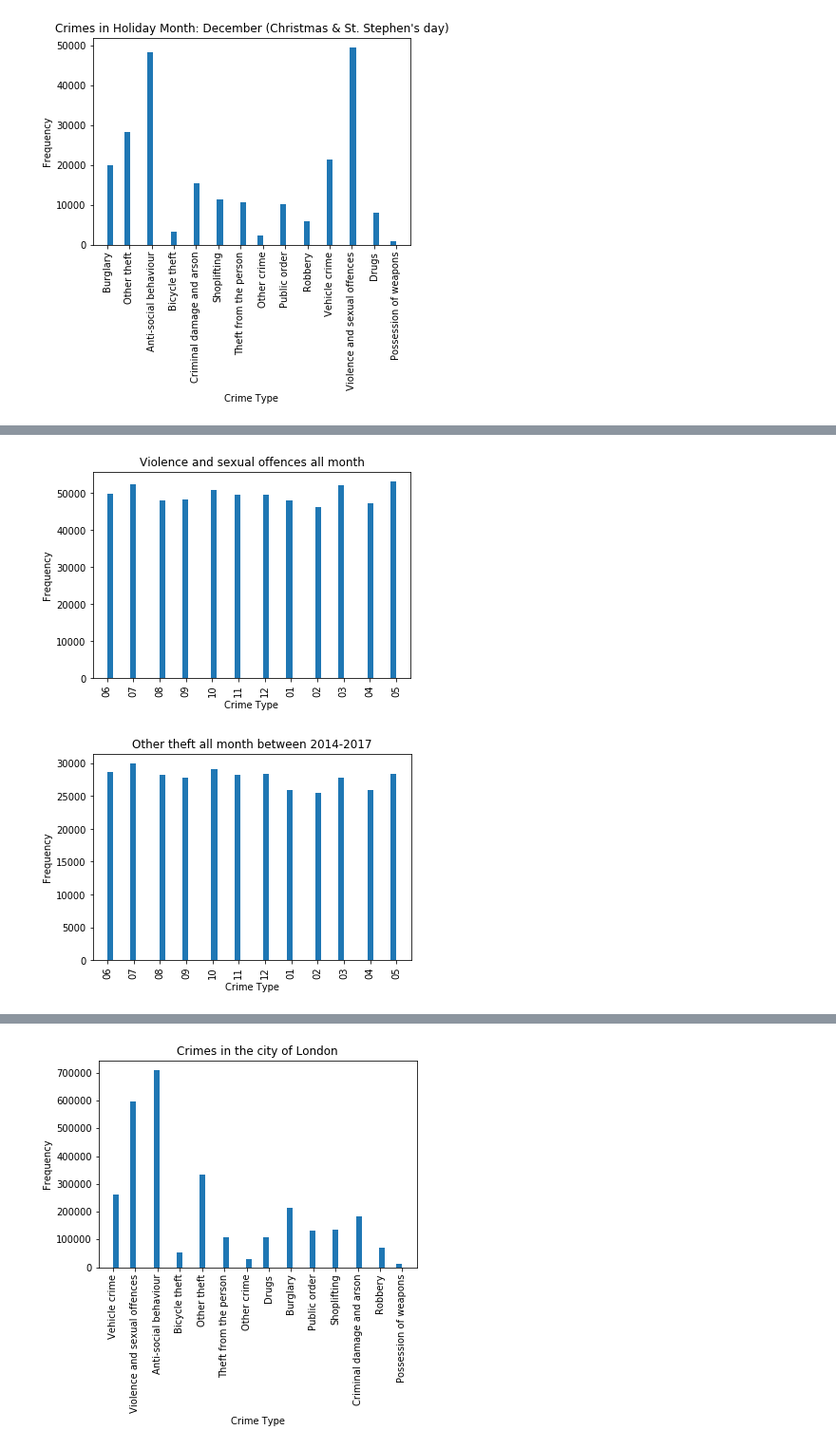
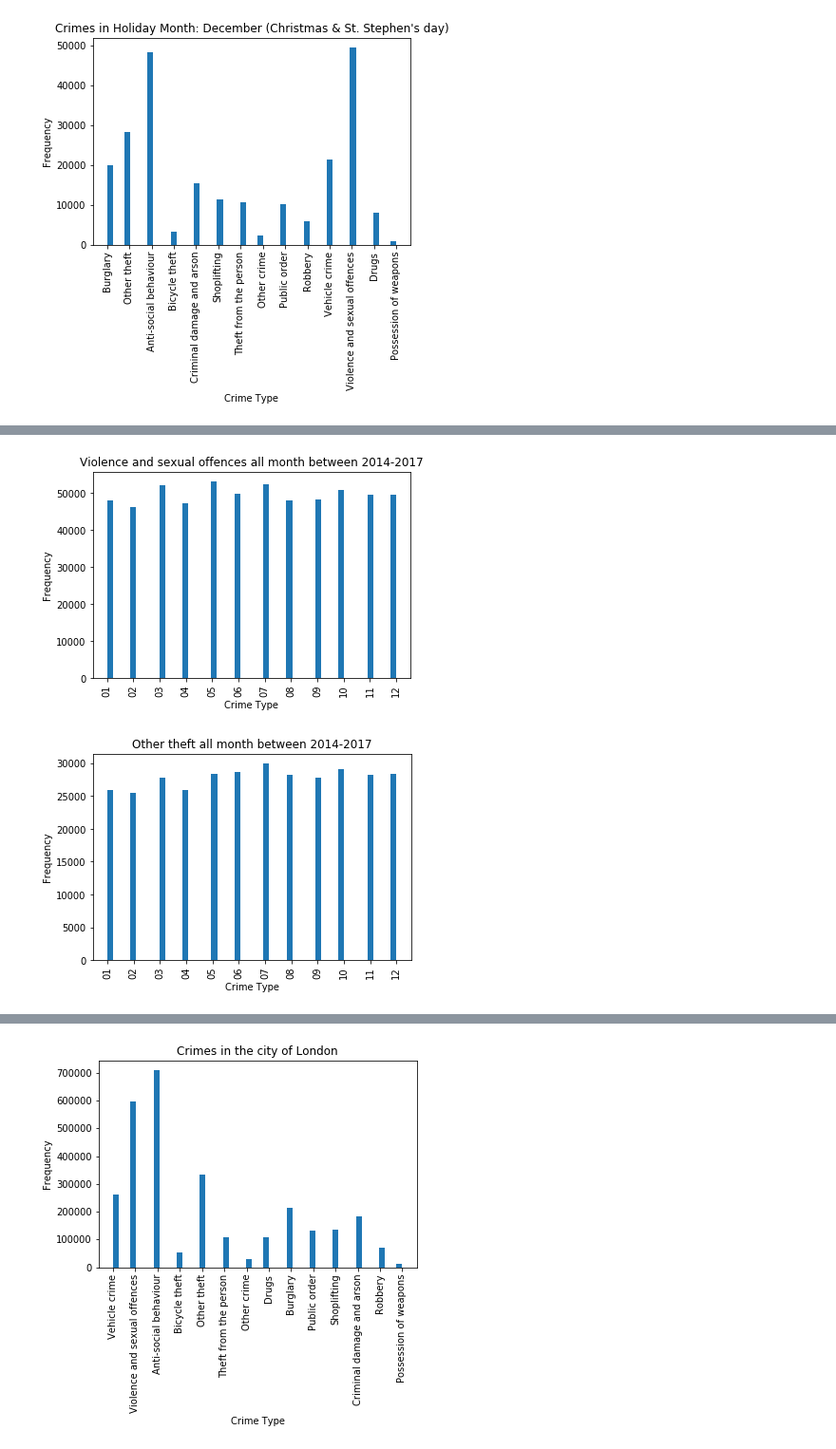
Before and after one commit to ToluAkin/improved-octo-dollop, a Jupyter notebook: capstone.ipynb, the cells around one changed output, grey strips where cells are left out. Shown at 95% size. Cells and saved outputs as stored; diff of their text form; code cells hidden in the pictures.

Commit message:
all crime months analyzed

```diff
--- a/capstone.ipynb
+++ b/capstone.ipynb
@@ -441,4 +441,6 @@ Bicycle theft                    54649
 Other crime                      29208
 Possession of weapons            12871
 Name: Crime type, dtype: int64
+# %%
+streetSort = street.sort_values('Month')
 # %%
@@ -454,16 +457,16 @@ plt.show()
 # %%
-violence = street[street['Crime type'] == 'Violence and sexual offences']
+violence = streetSort[streetSort['Crime type'] == 'Violence and sexual offences']
 x = violence['Month'].tolist()
 plt.hist(x, bins=50)
 plt.ylabel("Frequency")
 plt.xlabel("Crime Type")
 plt.title("Violence and sexual offences all month between 2014-2017")
 plt.xticks(rotation='vertical')
 plt.show()
 # %% [output]
-[figure, old version]
+[figure, new version]
 # %%
-otherTheft = street[street['Crime type'] == 'Other theft']
+otherTheft = streetSort[streetSort['Crime type'] == 'Other theft']
 x = otherTheft['Month'].tolist()
 plt.hist(x, bins=50)
 plt.ylabel("Frequency")
@@ -472,5 +475,5 @@ plt.title("Other theft all month between 2014-2017")
 plt.xticks(rotation='vertical')
 plt.show()
 # %% [output]
-[figure, old version]
+[figure, new version]
 # %%
```
Also changed, not shown: parts of 19 cells of this notebook.
